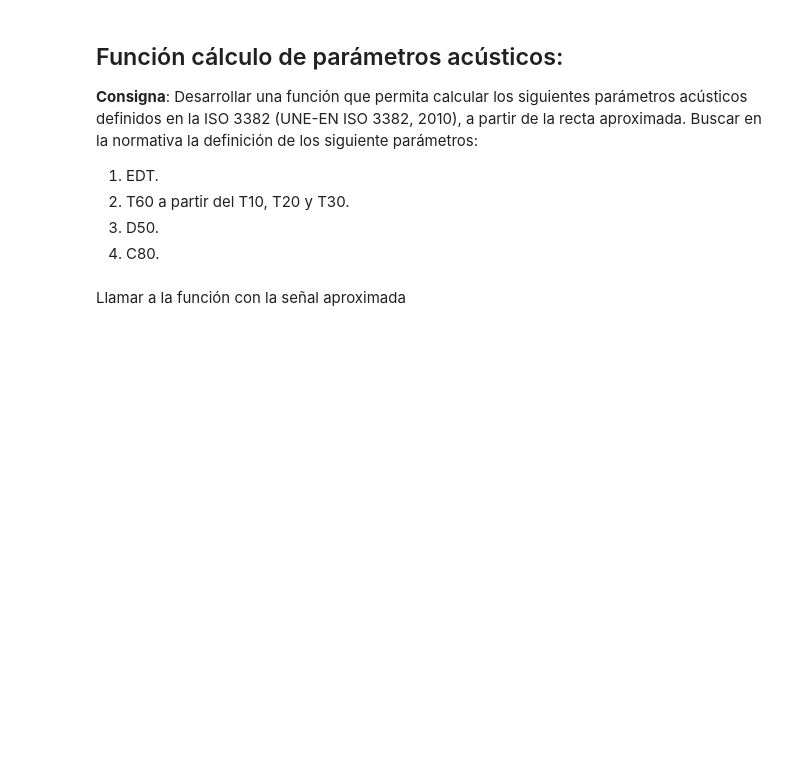
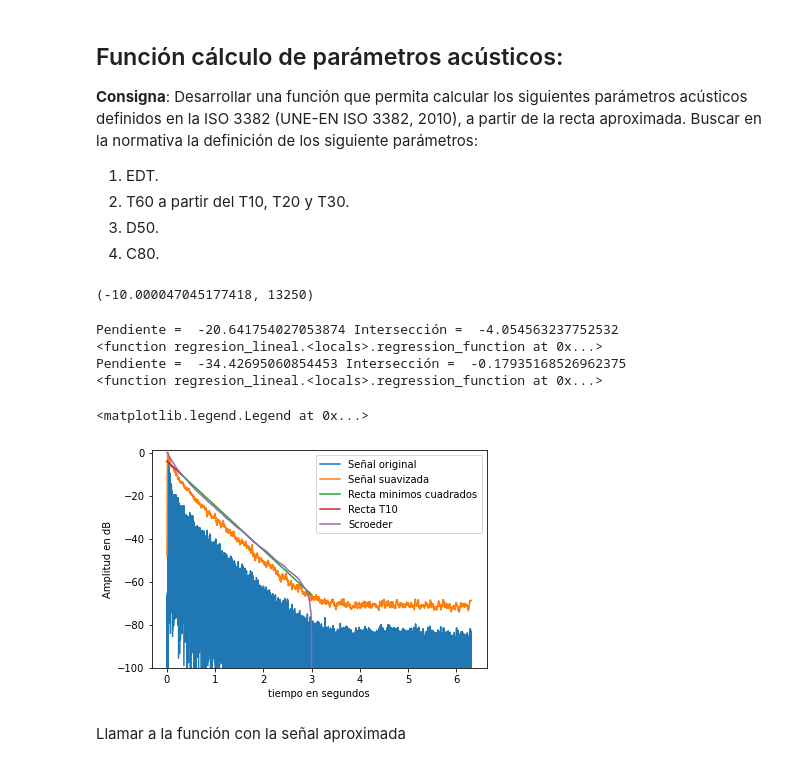
Before and after one commit to LucaFalchini/signal_sistems, a Jupyter notebook: noteboks/tercer_entrega.ipynb, the cells around one changed output. Saved outputs shown, nothing was run; the diff lists cells and outputs as text; code cells hidden in the pictures; blank space fills up the shorter version.

```diff
--- a/noteboks/tercer_entrega.ipynb
+++ b/noteboks/tercer_entrega.ipynb
@@ -523,3 +526,59 @@ Comentar lo que se observa en la visualización.
 2. T60 a partir del T10, T20 y T30.
 3. D50.
 4. C80.
+# %%
+def valor_cercano(lista, valor_buscado):
+    dif = np.abs(lista-valor_buscado)
+    indice = np.argmin(dif)
+    return(lista[indice], indice)
+
+valor_cercano(y, -10)
+# %% [output]
+(-10.000047045177418, 13250)
+# %%
+# EDT (Early Decay Time): upper limit is 0dB and lower is −10dB.This parameter correlates well with perceived
+# reverberation time. In practice, though beginning for the sake of algorithms,
+# people are using an interval of −1dB and −10dB (i.e. in Norsonic analyzers).
+
+# Datos de ejemplo
+
+X = t
+y = data_1_suav_sch
+
+X_10 = t[:13250]
+y_10 = data_1_suav_sch[:13250]
+
+# Llamada a la función de regresión lineal
+regression_func = regresion_lineal(X, y)
+print(regression_func)
+
+regression_func_t10 = regresion_lineal(X_10, y_10)
+print(regression_func_t10)
+
+# Generar valores para la línea de regresión
+x_values = np.linspace(min(X), max(X), fs)
+y_values = regression_func(x_values)
+
+x_values_t10 = np.linspace(min(X_10), max(X_10), fs)
+y_values_t10 = regression_func(x_values_t10)
+
+# Visualizar los datos y la línea de regresión
+t_data_1 = np.linspace(0, len(data_1)/fs, num=len(data_1))
+fig, ax = plt.subplots(nrows=1)
+ax.plot(t_data_1, log_data_1, label='Señal original')
+ax.plot(t_data_1, log_data_1_suav, label='Señal suavizada')
+ax.plot(x_values, y_values, label='Recta minimos cuadrados')
+ax.plot(x_values_t10, y_values_t10, label='Recta T10')
+ax.plot(t_E, data_1_suav_sch, label='Scroeder')
+
+ax.set_xlabel("tiempo en segundos")
+ax.set_ylabel("Amplitud en dB")
+ax.set_ylim(-100, 1)
+ax.legend()
+# %% [output]
+Pendiente =  -20.641754027053874 Intersección =  -4.054563237752532
+<function regresion_lineal.<locals>.regression_function at 0x...>
+Pendiente =  -34.42695060854453 Intersección =  -0.17935168526962375
+<function regresion_lineal.<locals>.regression_function at 0x...>
+<matplotlib.legend.Legend at 0x...>
+[figure, added]
```
Also changed, not shown: parts of 12 cells of this notebook, 1 other file.
